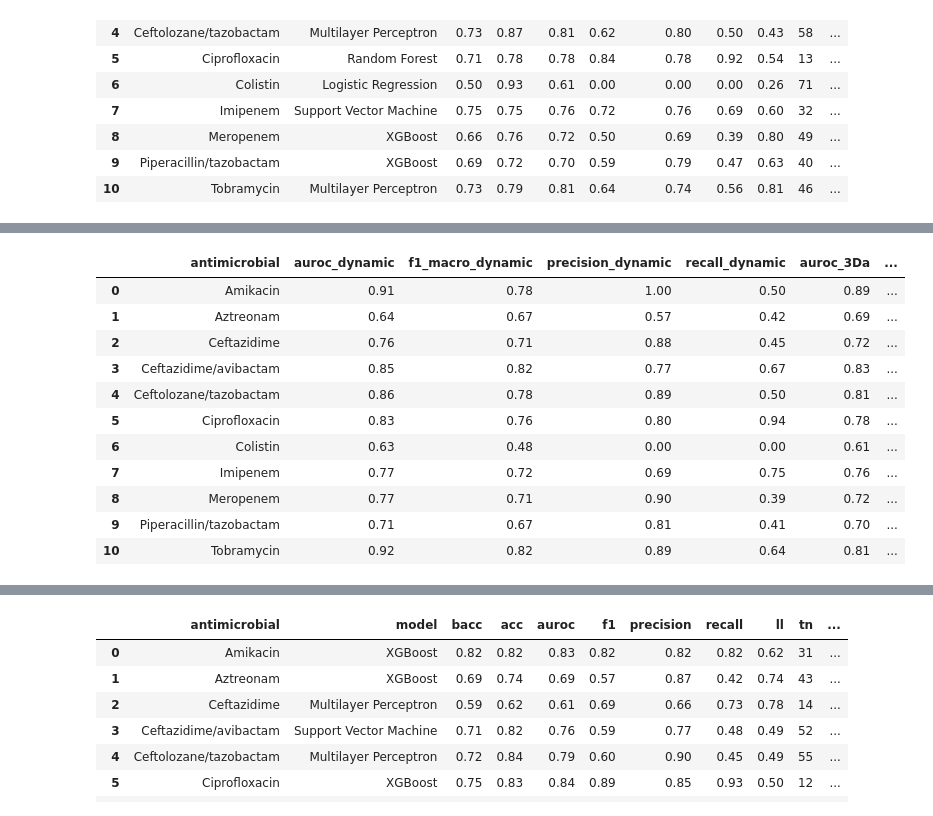
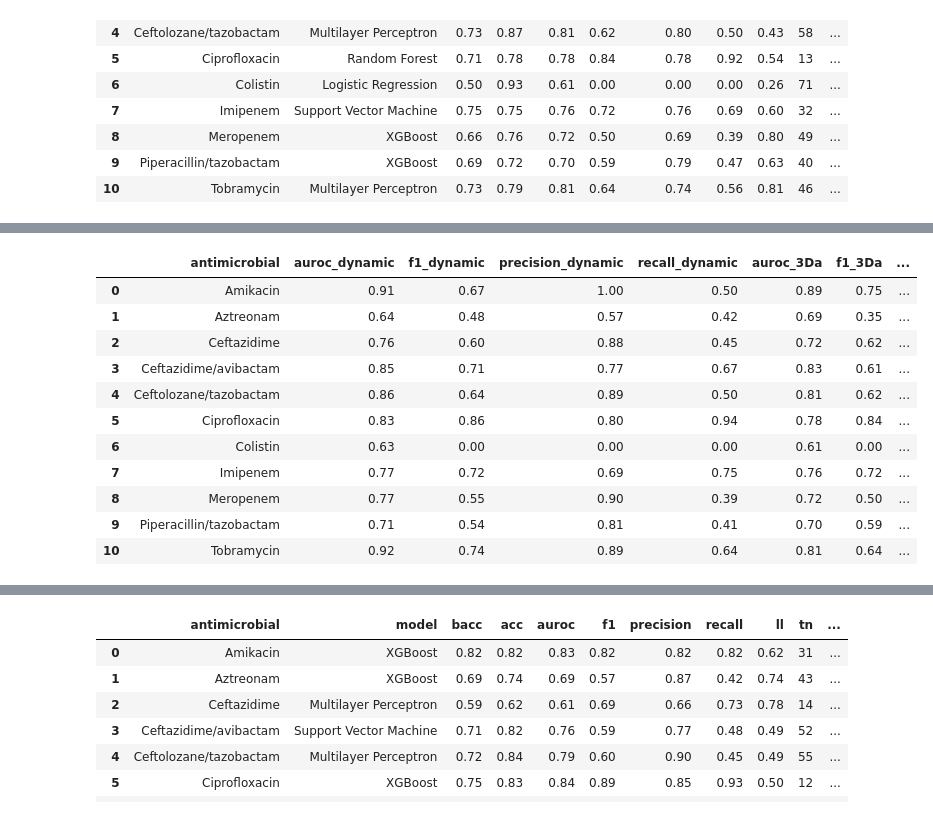
Before and after one commit to andyvng/pae-amr-prediction, a Jupyter notebook: analysis/performance_analysis.ipynb, the cells around one changed output, grey strips where cells are left out. Drawn from its saved outputs; the diff is of its cells as text; code cells hidden in the pictures.

```diff
--- a/analysis/performance_analysis.ipynb
+++ b/analysis/performance_analysis.ipynb
@@ -138,23 +161,21 @@ bin_3Da_best_df
 # %%
-selected_cols = ['antimicrobial', 'auroc', 'f1_macro', 'precision', 'recall']
+selected_cols = ['antimicrobial', 'auroc', 'f1', 'precision', 'recall']
 
 tmp_df = dyn_100_best_df[selected_cols].merge(bin_3Da_best_df[selected_cols],
                                               how='inner',
                                               on='antimicrobial',
                                               suffixes=('_dynamic', '_3Da'))
-
-# tmp_df.to_csv(os.path.join(output_path, "dyn_100_vs_3Da.csv"), index=False)
 tmp_df
 # %% [output]
-|  | antimicrobial | auroc_dynamic | f1_macro_dynamic | precision_dynamic | recall_dynamic | auroc_3Da | ... |
-| 0 | Amikacin | 0.91 | 0.78 | 1.00 | 0.50 | 0.89 | ... |
-| 1 | Aztreonam | 0.64 | 0.67 | 0.57 | 0.42 | 0.69 | ... |
-| 2 | Ceftazidime | 0.76 | 0.71 | 0.88 | 0.45 | 0.72 | ... |
-| 3 | Ceftazidime/avibactam | 0.85 | 0.82 | 0.77 | 0.67 | 0.83 | ... |
-| 4 | Ceftolozane/tazobactam | 0.86 | 0.78 | 0.89 | 0.50 | 0.81 | ... |
-| 5 | Ciprofloxacin | 0.83 | 0.76 | 0.80 | 0.94 | 0.78 | ... |
-| 6 | Colistin | 0.63 | 0.48 | 0.00 | 0.00 | 0.61 | ... |
-| 7 | Imipenem | 0.77 | 0.72 | 0.69 | 0.75 | 0.76 | ... |
-| 8 | Meropenem | 0.77 | 0.71 | 0.90 | 0.39 | 0.72 | ... |
-| 9 | Piperacillin/tazobactam | 0.71 | 0.67 | 0.81 | 0.41 | 0.70 | ... |
-| 10 | Tobramycin | 0.92 | 0.82 | 0.89 | 0.64 | 0.81 | ... |
+|  | antimicrobial | auroc_dynamic | f1_dynamic | precision_dynamic | recall_dynamic | auroc_3Da | f1_3Da | ... |
+| 0 | Amikacin | 0.91 | 0.67 | 1.00 | 0.50 | 0.89 | 0.75 | ... |
+| 1 | Aztreonam | 0.64 | 0.48 | 0.57 | 0.42 | 0.69 | 0.35 | ... |
+| 2 | Ceftazidime | 0.76 | 0.60 | 0.88 | 0.45 | 0.72 | 0.62 | ... |
+| 3 | Ceftazidime/avibactam | 0.85 | 0.71 | 0.77 | 0.67 | 0.83 | 0.61 | ... |
+| 4 | Ceftolozane/tazobactam | 0.86 | 0.64 | 0.89 | 0.50 | 0.81 | 0.62 | ... |
+| 5 | Ciprofloxacin | 0.83 | 0.86 | 0.80 | 0.94 | 0.78 | 0.84 | ... |
+| 6 | Colistin | 0.63 | 0.00 | 0.00 | 0.00 | 0.61 | 0.00 | ... |
+| 7 | Imipenem | 0.77 | 0.72 | 0.69 | 0.75 | 0.76 | 0.72 | ... |
+| 8 | Meropenem | 0.77 | 0.55 | 0.90 | 0.39 | 0.72 | 0.50 | ... |
+| 9 | Piperacillin/tazobactam | 0.71 | 0.54 | 0.81 | 0.41 | 0.70 | 0.59 | ... |
+| 10 | Tobramycin | 0.92 | 0.74 | 0.89 | 0.64 | 0.81 | 0.64 | ... |
```
Also changed, not shown: parts of 5 cells of this notebook, 3 other files.
